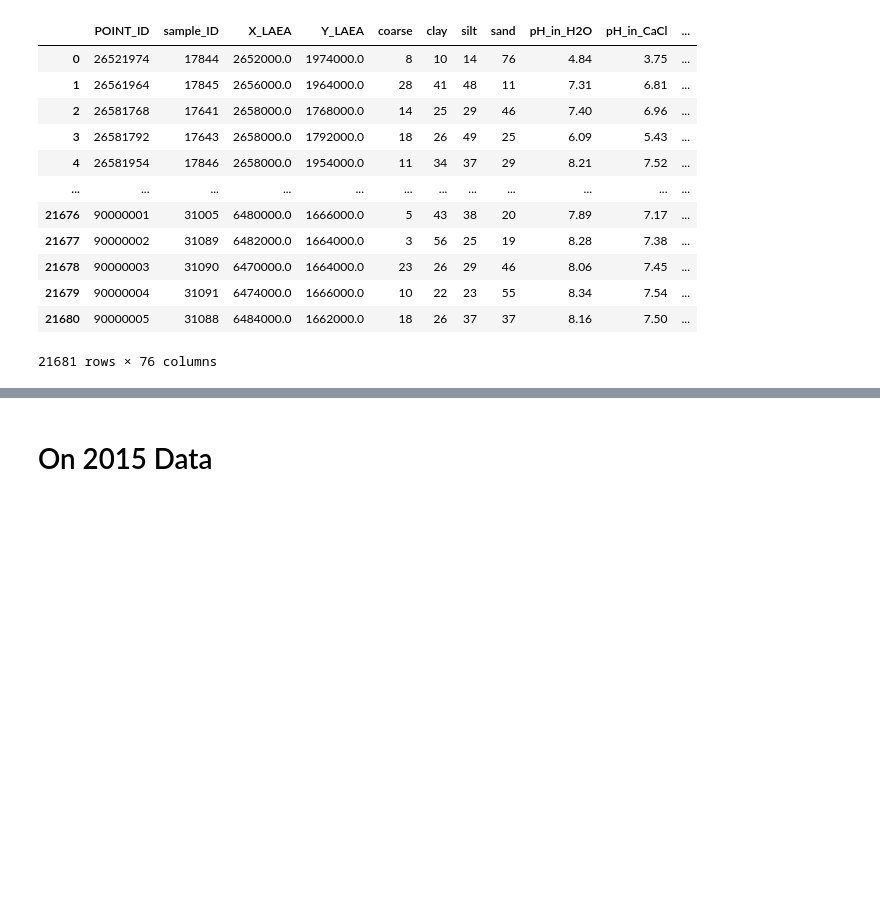
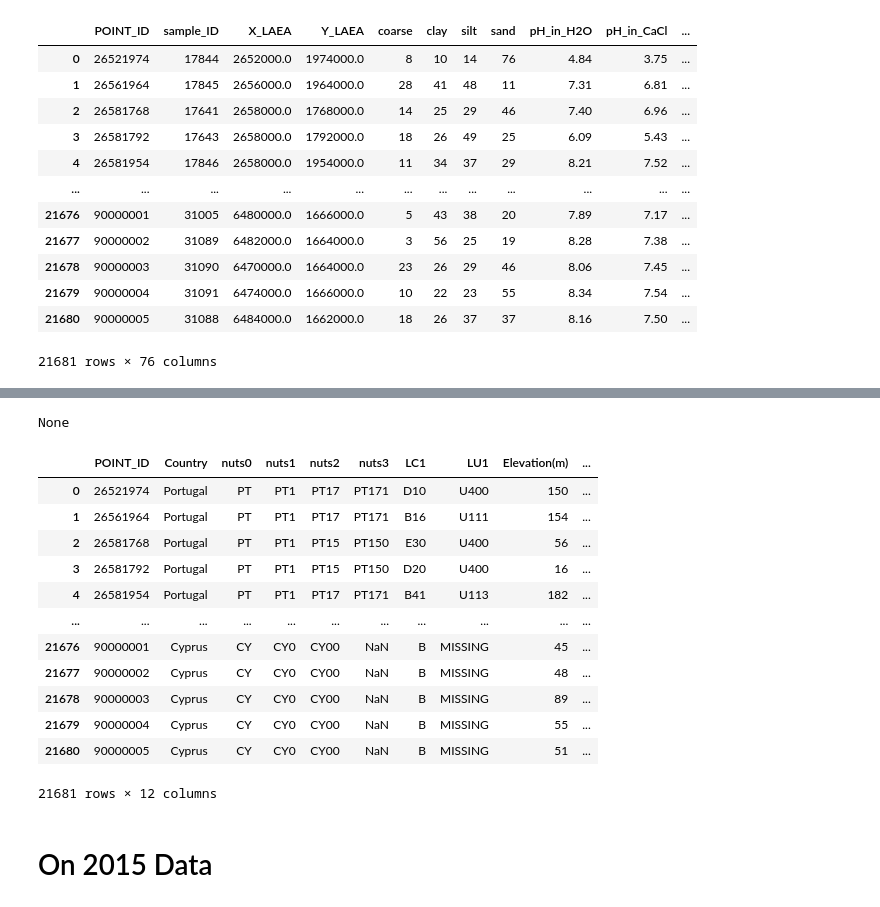
Before and after one commit to IndianGrandpa/AI4ls-Team-52, a Jupyter notebook: EDA.ipynb, the cells around one changed output, grey strips where cells are left out. Drawn from its saved outputs; the diff is of its cells as text; code cells hidden in the pictures; blank space fills up the shorter version.

```diff
--- a/EDA.ipynb
+++ b/EDA.ipynb
@@ -239,3 +247,23 @@ Name: ParMat2, dtype: int64
+# %%
+columns = ['POINT_ID','Country', 'nuts0', 'nuts1', 'nuts2', 'nuts3', 'LC1', 'LU1', 'Elevation(m)', 'slope (Degrees)', 'Notes']
+df_location = create_df(col=columns, df1 = lucas_2009_soil_data)
+df_location['YEAR'] = 2009
+df_location
+# %% [output]
+None
+|  | POINT_ID | Country | nuts0 | nuts1 | nuts2 | nuts3 | LC1 | LU1 | Elevation(m) | ... |
+| 0 | 26521974 | Portugal | PT | PT1 | PT17 | PT171 | D10 | U400 | 150 | ... |
+| 1 | 26561964 | Portugal | PT | PT1 | PT17 | PT171 | B16 | U111 | 154 | ... |
+| 2 | 26581768 | Portugal | PT | PT1 | PT15 | PT150 | E30 | U400 | 56 | ... |
+| 3 | 26581792 | Portugal | PT | PT1 | PT15 | PT150 | D20 | U400 | 16 | ... |
+| 4 | 26581954 | Portugal | PT | PT1 | PT17 | PT171 | B41 | U113 | 182 | ... |
+| ... | ... | ... | ... | ... | ... | ... | ... | ... | ... | ... |
+| 21676 | 90000001 | Cyprus | CY | CY0 | CY00 | NaN | B | MISSING | 45 | ... |
+| 21677 | 90000002 | Cyprus | CY | CY0 | CY00 | NaN | B | MISSING | 48 | ... |
+| 21678 | 90000003 | Cyprus | CY | CY0 | CY00 | NaN | B | MISSING | 89 | ... |
+| 21679 | 90000004 | Cyprus | CY | CY0 | CY00 | NaN | B | MISSING | 55 | ... |
+| 21680 | 90000005 | Cyprus | CY | CY0 | CY00 | NaN | B | MISSING | 51 | ... |
+21681 rows × 12 columns
 # %% [markdown]
 <h1>On 2015 Data</h1>
 # %% [markdown]
```
Also changed, not shown: parts of 10 cells of this notebook.
